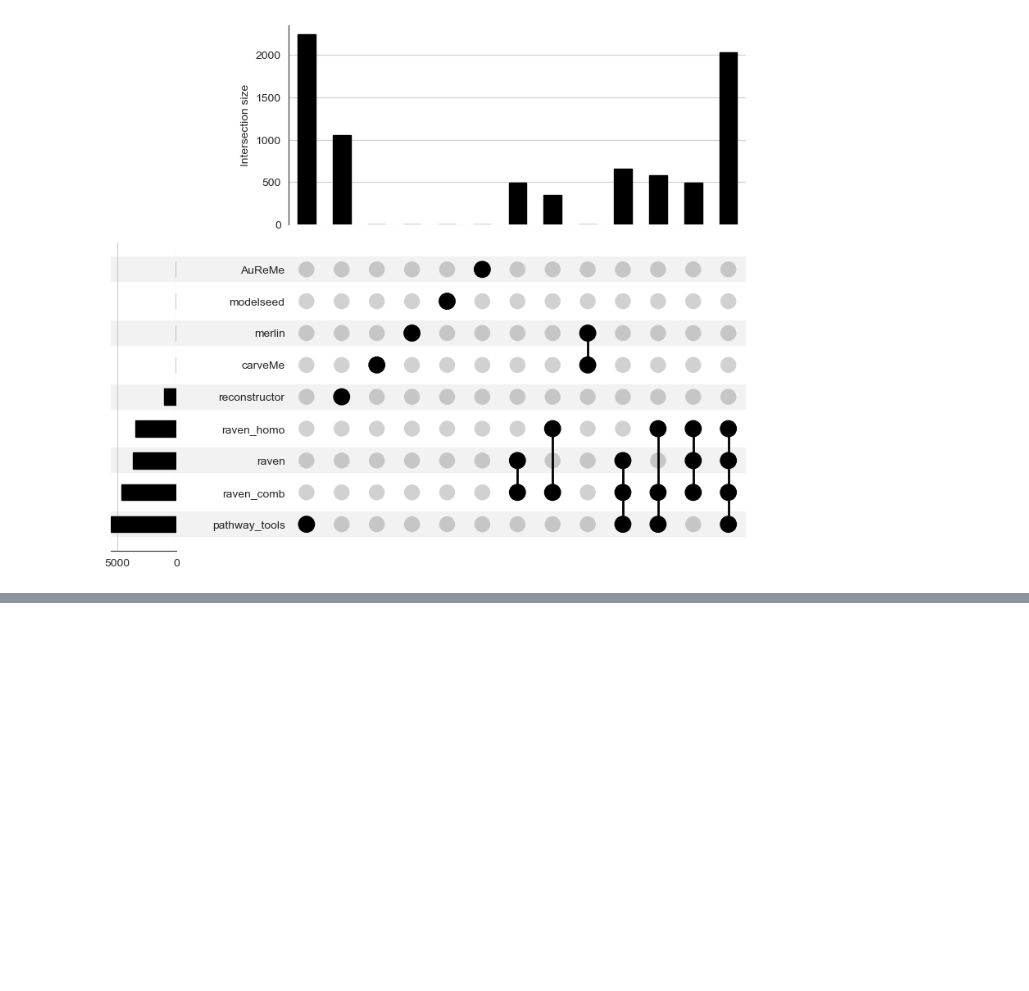
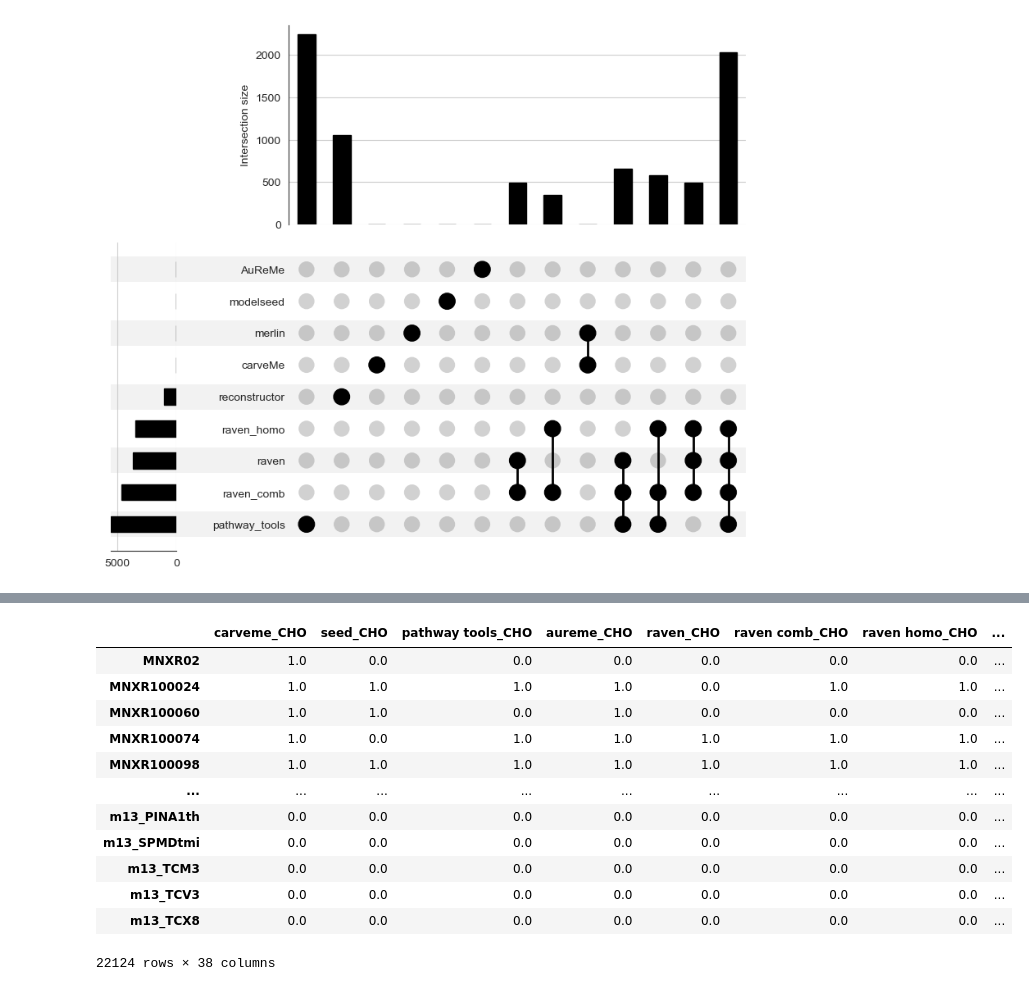
Before and after one commit to natJimenez/eukaryo_methods, a Jupyter notebook: plot_generation_and_analysis.ipynb, the cells around one changed output, grey strips where cells are left out. Cells and saved outputs as stored; diff of their text form; code cells hidden in the pictures; blank space fills up the shorter version.

```diff
--- a/plot_generation_and_analysis.ipynb
+++ b/plot_generation_and_analysis.ipynb
@@ -3201,0 +3187,30 @@ SyntaxError: invalid syntax (1956089184.py, line 1)
+# %%
+#new rxn map
+prefix = 'presence_matrix_rxn_mix_strategy_'
+folder = './reaction_map/'
+dict_rxn_df = dict()
+for file in os.listdir(folder):
+    if file.endswith('.csv'): #possible issues with .ds_store
+        df_dict = pd.read_csv(folder+file, index_col=0).to_dict() #gets a dict with worksheet names as keys
+        org_id = file.replace('.csv','')
+        org_id = org_id.replace(prefix,'')
+        for k in df_dict.keys():
+            dict_rxn_df[k+'_'+org_id] = df_dict[k]
+# %%
+df_rxns = pd.DataFrame.from_dict(dict_rxn_df).fillna(0)
+# %%
+df_rxns
+# %% [output]
+|  | carveme_CHO | seed_CHO | pathway tools_CHO | aureme_CHO | raven_CHO | raven comb_CHO | raven homo_CHO | ... |
+| MNXR02 | 1.0 | 0.0 | 0.0 | 0.0 | 0.0 | 0.0 | 0.0 | ... |
+| MNXR100024 | 1.0 | 1.0 | 1.0 | 1.0 | 0.0 | 1.0 | 1.0 | ... |
+| MNXR100060 | 1.0 | 1.0 | 0.0 | 1.0 | 0.0 | 0.0 | 0.0 | ... |
+| MNXR100074 | 1.0 | 0.0 | 1.0 | 1.0 | 1.0 | 1.0 | 1.0 | ... |
+| MNXR100098 | 1.0 | 1.0 | 1.0 | 1.0 | 1.0 | 1.0 | 1.0 | ... |
+| ... | ... | ... | ... | ... | ... | ... | ... | ... |
+| m13_PINA1th | 0.0 | 0.0 | 0.0 | 0.0 | 0.0 | 0.0 | 0.0 | ... |
+| m13_SPMDtmi | 0.0 | 0.0 | 0.0 | 0.0 | 0.0 | 0.0 | 0.0 | ... |
+| m13_TCM3 | 0.0 | 0.0 | 0.0 | 0.0 | 0.0 | 0.0 | 0.0 | ... |
+| m13_TCV3 | 0.0 | 0.0 | 0.0 | 0.0 | 0.0 | 0.0 | 0.0 | ... |
+| m13_TCX8 | 0.0 | 0.0 | 0.0 | 0.0 | 0.0 | 0.0 | 0.0 | ... |
+22124 rows × 38 columns
```
Also changed, not shown: parts of 18 cells of this notebook, 1 other file.
